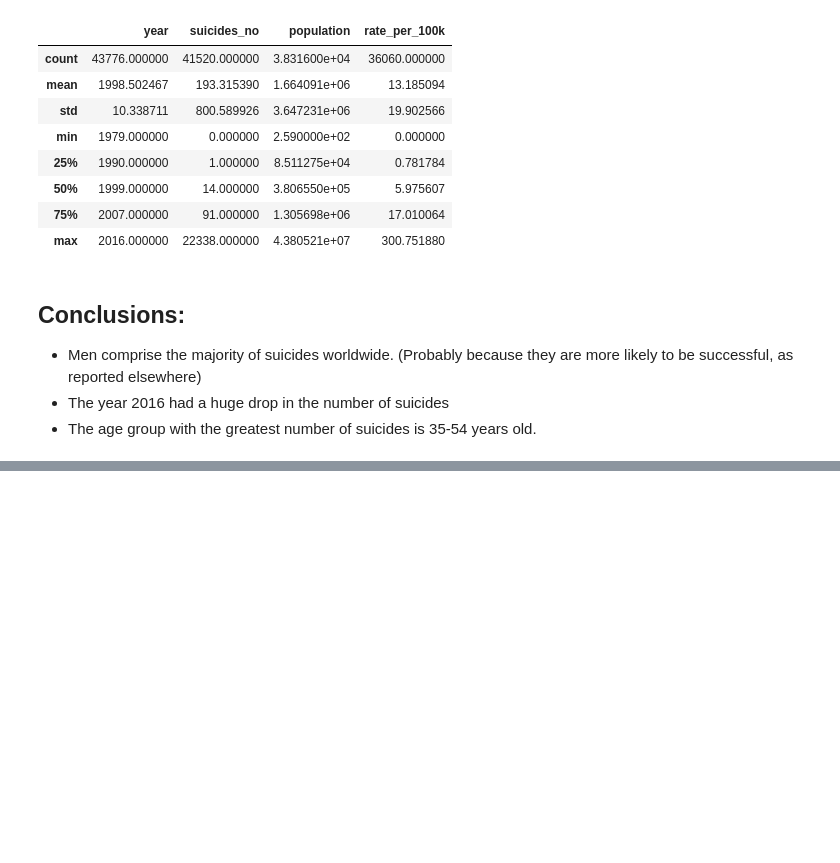
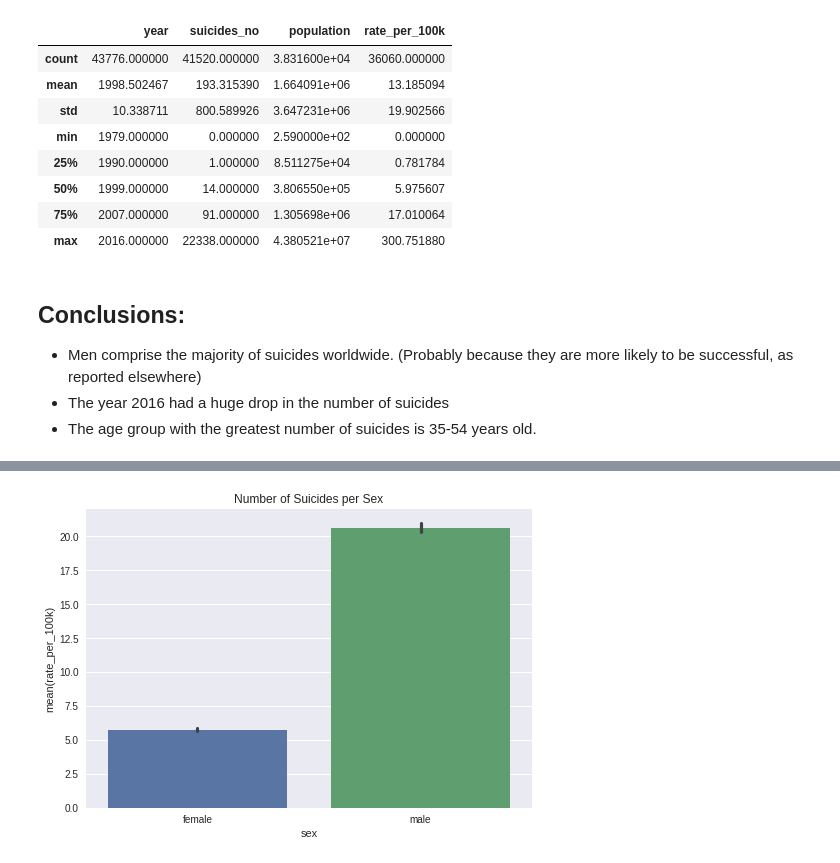
Before and after one commit to JaniceLove/Kaggle, a Jupyter notebook: WHO suicide data analysis .ipynb, the cells around one changed output, grey strips where cells are left out. Drawn from its saved outputs; the diff is of its cells as text; code cells hidden in the pictures; blank space fills up the shorter version.

```diff
--- a/WHO suicide data analysis .ipynb
+++ b/WHO suicide data analysis .ipynb
@@ -78,0 +104,10 @@ df.describe()
+# %%
+usa_gender_s = sns.barplot(x='sex', y='rate_per_100k', data=df)
+usa_gender_s.set_xticklabels(usa_gender_s.get_xticklabels())
+usa_gender_s.set_xlabel=('Sex')
+usa_gender_s.set_ylabel=('Number of Suicides per 100k')
+usa_gender_s.set_title("Number of Suicides per Sex")
+sns.plt.show()
+#Fix y label
+# %% [output]
+[figure, added]
```
Also changed, not shown: parts of 5 cells of this notebook.
